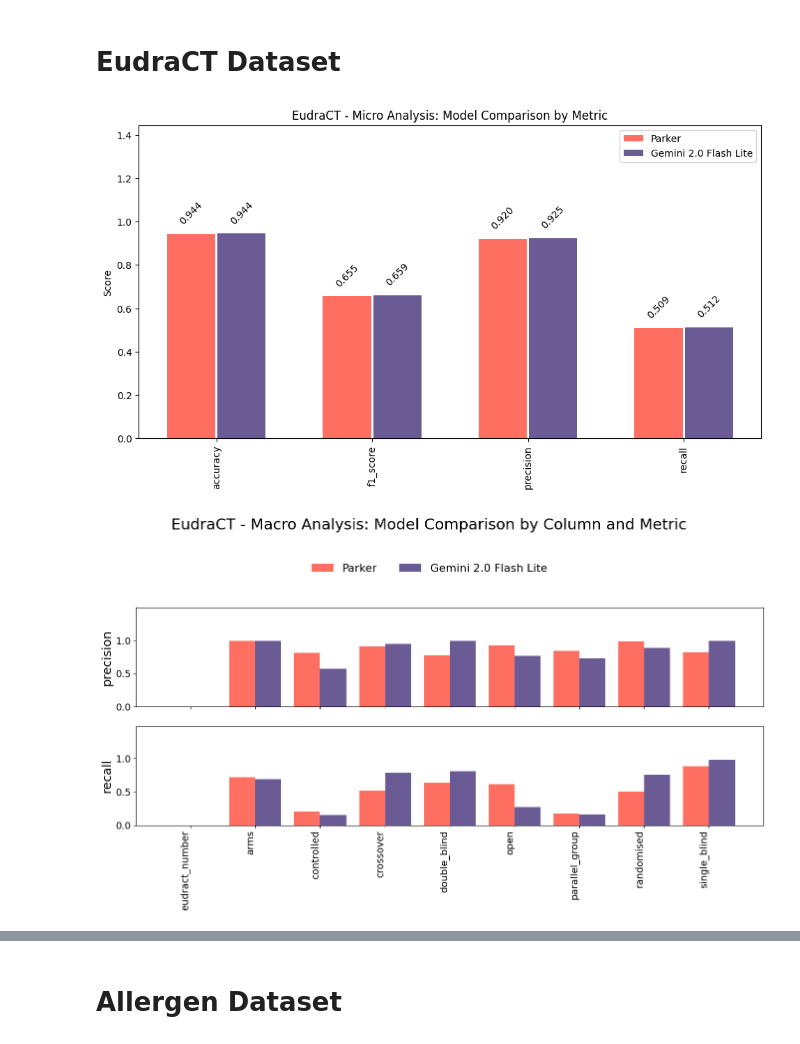
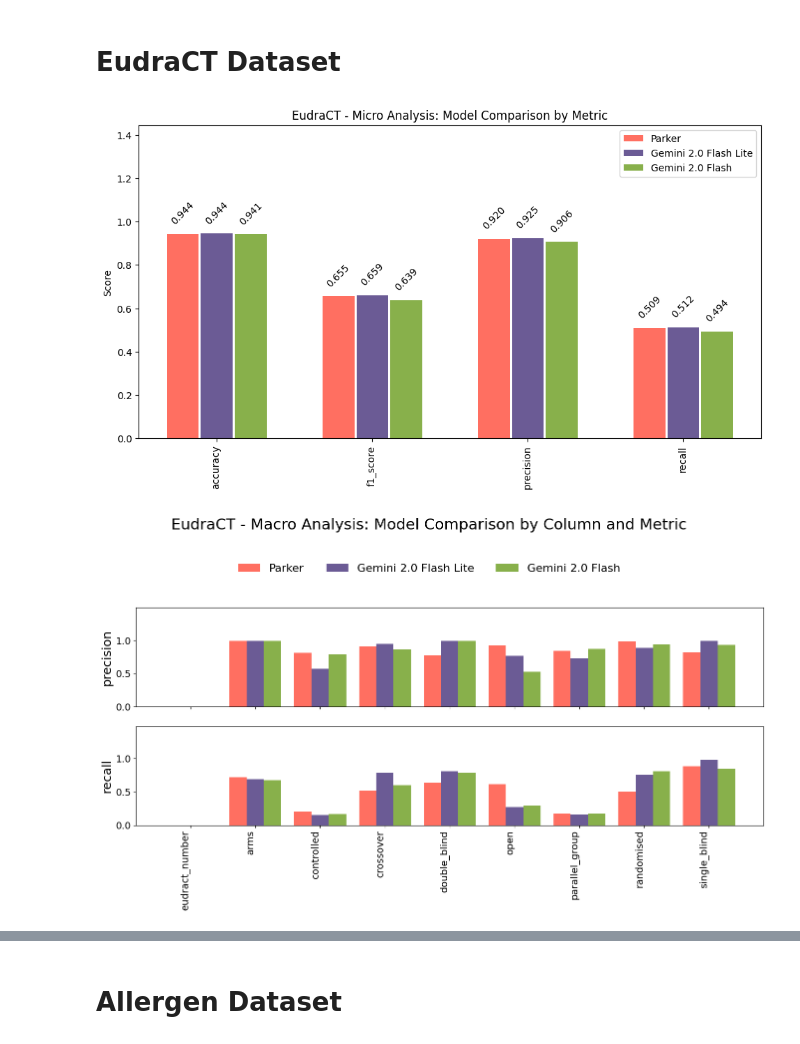
Before and after one commit to lukasketzer/llm_data_quality_assistant, a Jupyter notebook: analysis/results/graphs.ipynb, the cells around one changed output, grey strips where cells are left out. Saved outputs shown, nothing was run; the diff lists cells and outputs as text; code cells hidden in the pictures.

```diff
--- a/analysis/results/graphs.ipynb
+++ b/analysis/results/graphs.ipynb
@@ -106,20 +201,26 @@ def plot_macro_analysis(model_data: Dict[str, dict], dataset_name: str, show_ann
 # %%
 # EudraCT paths and files
 base_path = os.path.join('.', 'eudract')
 micro_files = {
     "Parker":  'parker_results_micro.json',
     "Gemini 2.0 Flash Lite": 'gemini_2_0_flash_lite_results_micro.json',
+    "Gemini 2.0 Flash": 'gemini_2_0_flash_results_micro.json',
 }
 macro_files = {
     "Parker":  'parker_results_macro.json',
     "Gemini 2.0 Flash Lite": 'gemini_2_0_flash_lite_results_macro.json',
+    "Gemini 2.0 Flash": 'gemini_2_0_flash_results_macro.json',
 }
 # Micro
 model_data = load_model_data(base_path, micro_files)
 plot_micro_analysis(model_data, "EudraCT")
 # Macro
 model_data = load_model_data(base_path, macro_files)
 plot_macro_analysis(model_data, "EudraCT")
+# Difference vs Parker (Micro)
+plot_difference_vs_parker(load_model_data(base_path, micro_files), "EudraCT")
+# Difference vs Parker (Macro)
+plot_macro_difference_vs_parker(load_model_data(base_path, macro_files), "EudraCT")
 # %% [output]
-[figure, old version]
+[figure, new version]
-[figure, old version]
+[figure, new version]
```
Also changed, not shown: parts of 5 cells of this notebook, 3 other files.
